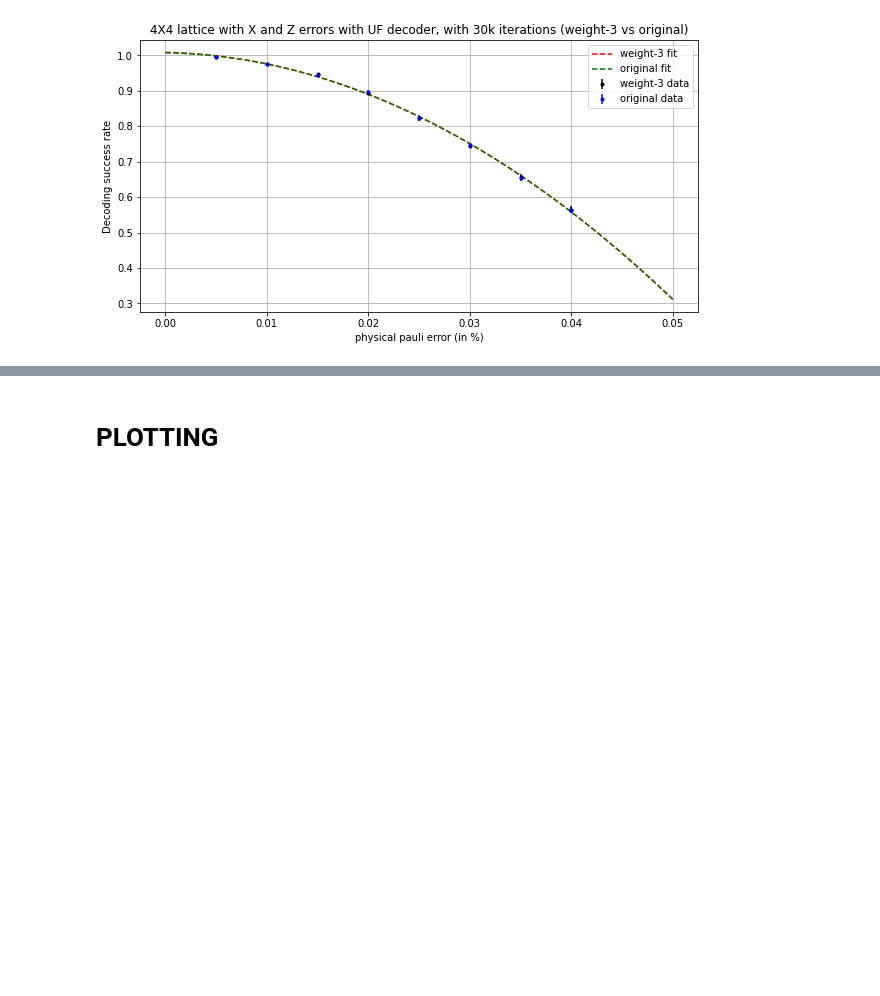
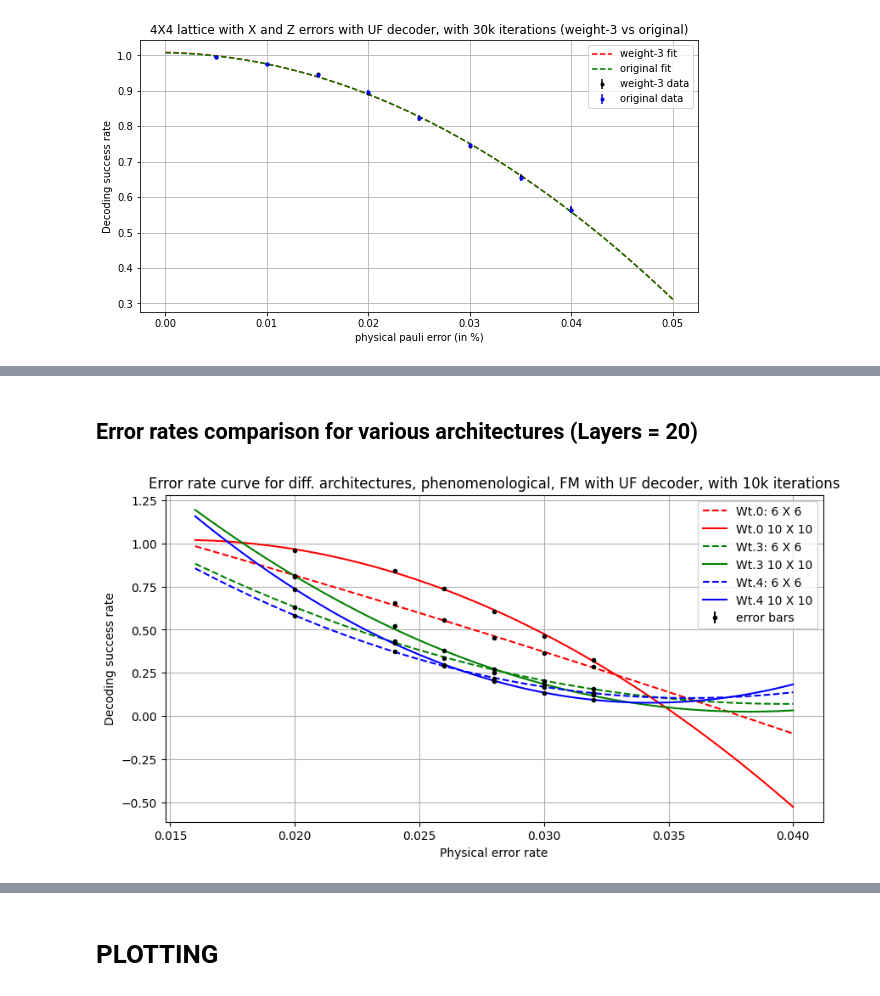
Before and after one commit to siddhantphy/qsurface, a Jupyter notebook: running/Conclusions.ipynb, the cells around one changed output, grey strips where cells are left out. Drawn from its saved outputs; the diff is of its cells as text; code cells hidden in the pictures; blank space fills up the shorter version.

```diff
--- a/running/Conclusions.ipynb
+++ b/running/Conclusions.ipynb
@@ -363,0 +630,76 @@ plt.savefig('comparison.pdf')
+# %% [markdown]
+## Error rates comparison for various architectures (Layers = 20)
+# %%
+iterations = 10000
+# LAYERS = 20, DATA
+
+wt_0_data = {"(6, 6)":{"0":[0.02,0.8104],"1":[0.024,0.6525],"2":[0.026,0.5557],"3":[0.028,0.4518],"4":[0.03,0.365],"5":[0.032,0.2865]},"(10, 10)":{"0":[0.02,0.9606],"1":[0.024,0.8434],"2":[0.026,0.7392],"3":[0.028,0.6038],"4":[0.03,0.4611],"5":[0.032,0.3271]}}
+wt_3_data = {"(6, 6)":{"0":[0.02,0.6299],"1":[0.024,0.4308],"2":[0.026,0.3352],"3":[0.028,0.2708],"4":[0.03,0.2015],"5":[0.032,0.1568]},"(10, 10)":{"0":[0.02,0.8046],"1":[0.024,0.5225],"2":[0.026,0.3785],"3":[0.028,0.2522],"4":[0.03,0.1841],"5":[0.032,0.1225]}}
+wt_4_data = {"(6, 6)":{"0":[0.02,0.5814],"1":[0.024,0.3756],"2":[0.026,0.2883],"3":[0.028,0.2179],"4":[0.03,0.1672],"5":[0.032,0.1338]},"(10, 10)":{"0":[0.02,0.7351],"1":[0.024,0.4214],"2":[0.026,0.2971],"3":[0.028,0.2024],"4":[0.03,0.134],"5":[0.032,0.0946]}}
+
+rates = [rate[0] for rate in list(wt_0_data["(6, 6)"].values())]
+
+wt_0_l6 = [rate[1] for rate in list(wt_0_data["(6, 6)"].values())]
+wt_0_l10 = [rate[1] for rate in list(wt_0_data["(10, 10)"].values())]
+
+wt_3_l6 = [rate[1] for rate in list(wt_3_data["(6, 6)"].values())]
+wt_3_l10 = [rate[1] for rate in list(wt_3_data["(10, 10)"].values())]
+
+wt_4_l6 = [rate[1] for rate in list(wt_4_data["(6, 6)"].values())]
+wt_4_l10 = [rate[1] for rate in list(wt_4_data["(10, 10)"].values())]
+
+
+# Fitting function
+def fitting_function(x, a0, a1, a2, mu, pth):
+    return a0+a1*(x-pth)*(8**(1/mu))+a2*((x-pth)**2)*(8**(2/mu))
+
+# Error function
+def err(x):
+    return math.sqrt((x**2 * (1-x) + x * (1-x)**2 )/iterations)
+
+
+error_wt0 = [[err(x) for x in wt0_l] for wt0_l in [wt_0_l6, wt_0_l10]]
+error_wt3 = [[err(x) for x in wt3_l] for wt3_l in [wt_3_l6, wt_3_l10]]
+error_wt4 = [[err(x) for x in wt4_l] for wt4_l in [wt_4_l6, wt_4_l10]]
+
+rng = np.random.default_rng()
+
+pop_wt0 =[curve_fit(fitting_function, rates, wt0, maxfev=5000) for wt0 in [wt_0_l6, wt_0_l10]]
+pop_wt3 =[curve_fit(fitting_function, rates, wt3, maxfev=5000) for wt3 in [wt_3_l6, wt_3_l10]]
+pop_wt4 =[curve_fit(fitting_function, rates, wt4, maxfev=5000) for wt4 in [wt_4_l6, wt_4_l10]]
+
+
+fig = plt.figure(figsize=(10,5))
+fig.set_facecolor("w")
+ax1 = fig.add_subplot()
+ax1.set_title('Error rate curve for diff. architectures, phenomenological, FM with UF decoder, with 10k iterations')
+ax1.set_ylabel('Decoding success rate')
+ax1.set_xlabel('Physical error rate')
+plt.grid()
+
+plt.errorbar(rates,wt_0_l6,yerr=error_wt0[0], fmt='k.')
+plt.errorbar(rates,wt_0_l10,yerr=error_wt0[1], fmt='k.')
+
+plt.errorbar(rates,wt_3_l6,yerr=error_wt3[0], fmt='k.')
+plt.errorbar(rates,wt_3_l10,yerr=error_wt3[1], fmt='k.')
+
+plt.errorbar(rates,wt_4_l6,yerr=error_wt4[0], fmt='k.')
+plt.errorbar(rates,wt_4_l10,yerr=error_wt4[1], fmt='k.')
+
+plt.plot(np.linspace(0.016, 0.04, 100),fitting_function(np.linspace(0.016, 0.04, 100),pop_wt0[0][0][0],pop_wt0[0][0][1],pop_wt0[0][0][2],pop_wt0[0][0][3],pop_wt0[0][0][4]),'r--', label='wt0_l6_fit')
+plt.plot(np.linspace(0.016, 0.04, 100),fitting_function(np.linspace(0.016, 0.04, 100),pop_wt0[1][0][0],pop_wt0[1][0][1],pop_wt0[1][0][2],pop_wt0[1][0][3],pop_wt0[1][0][4]),'r-', label='wt0_l10_fit')
+
+plt.plot(np.linspace(0.016, 0.04, 100),fitting_function(np.linspace(0.016, 0.04, 100),pop_wt3[0][0][0],pop_wt3[0][0][1],pop_wt3[0][0][2],pop_wt3[0][0][3],pop_wt3[0][0][4]),'g--', label='wt3_l6_fit')
+plt.plot(np.linspace(0.016, 0.04, 100),fitting_function(np.linspace(0.016, 0.04, 100),pop_wt3[1][0][0],pop_wt3[1][0][1],pop_wt3[1][0][2],pop_wt3[1][0][3],pop_wt3[1][0][4]),'g-', label='wt3_l10_fit')
+
+plt.plot(np.linspace(0.016, 0.04, 100),fitting_function(np.linspace(0.016, 0.04, 100),pop_wt4[0][0][0],pop_wt4[0][0][1],pop_wt4[0][0][2],pop_wt4[0][0][3],pop_wt4[0][0][4]),'b--', label='wt4_l6_fit')
+plt.plot(np.linspace(0.016, 0.04, 100),fitting_function(np.linspace(0.016, 0.04, 100),pop_wt4[1][0][0],pop_wt4[1][0][1],pop_wt4[1][0][2],pop_wt4[1][0][3],pop_wt4[1][0][4]),'b-', label='wt4_l10_fit')
+
+
+
+plt.legend(['Wt.0: 6 X 6','Wt.0 10 X 10','Wt.3: 6 X 6','Wt.3 10 X 10','Wt.4: 6 X 6','Wt.4 10 X 10','error bars'])
+
+plt.savefig('Architectures comparison_20layers.pdf')
+plt.show()
+# %% [output]
+[figure, added]
```
Also changed, not shown: parts of 19 cells of this notebook, 6 other files.
